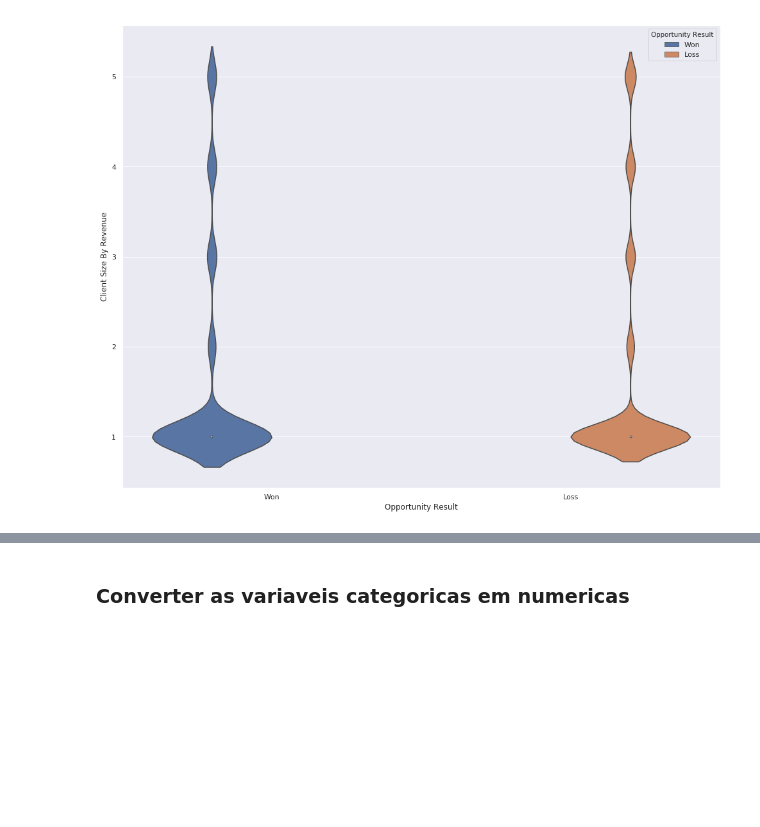
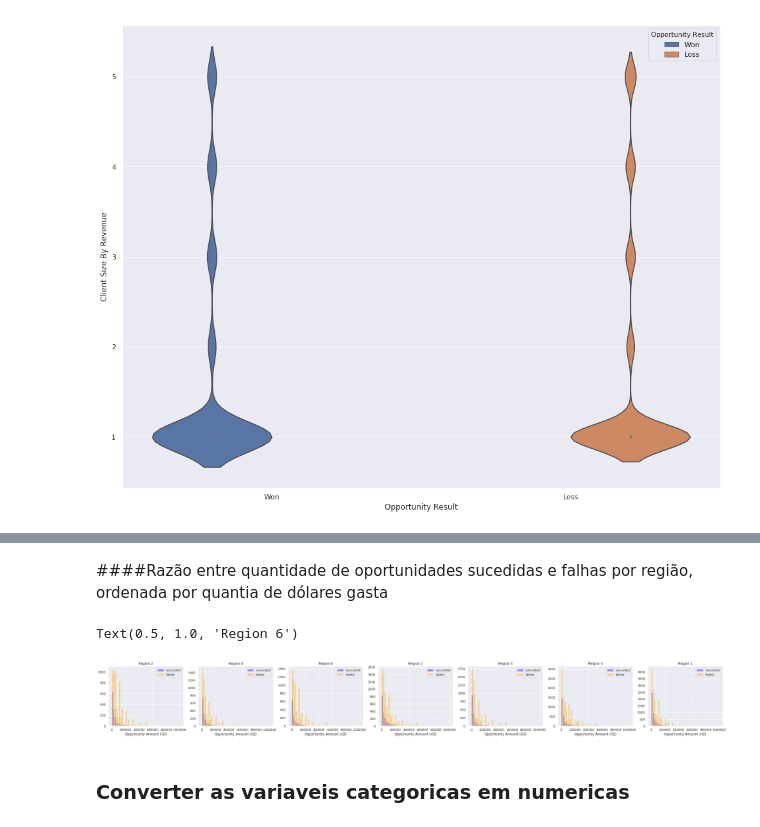
Before and after one commit to RaquelRufino/ProjetoIA, a Jupyter notebook: Sales.ipynb, the cells around one changed output, grey strips where cells are left out. Drawn from its saved outputs; the diff is of its cells as text; code cells hidden in the pictures; blank space fills up the shorter version.

Commit message:
Few graphics and roundings

```diff
--- a/Sales.ipynb
+++ b/Sales.ipynb
@@ -84,3 +108,70 @@ FacetGrid.add_legend()
+# %% [markdown]
+####Razão entre quantidade de oportunidades sucedidas e falhas por região, ordenada por quantia de dólares gasta
+# %%
+survived = 'succeded'
+not_survived = 'failed'
+
+
+fig, axes = plt.subplots(nrows=1, ncols=7,figsize=(40, 4))
+reg0 = sales_data[sales_data['Region'] == 0]
+reg1 = sales_data[sales_data['Region'] == 1]
+reg2 = sales_data[sales_data['Region'] == 2]
+reg3 = sales_data[sales_data['Region'] == 3]
+reg4 = sales_data[sales_data['Region'] == 4]
+reg5 = sales_data[sales_data['Region'] == 5]
+reg6 = sales_data[sales_data['Region'] == 6]
+
+
+reg0[reg0['Opportunity Result'] == 1]['Opportunity Amount USD']
+ax = sns.distplot(reg0[reg0['Opportunity Result'] == 1]['Opportunity Amount USD'],color="blue",  label = survived, ax = axes[1], kde =False)
+ax = sns.distplot(reg0[reg0['Opportunity Result'] == 0]['Opportunity Amount USD'],color="orange",  label = not_survived, ax = axes[1], kde =False)
+ax.legend()
+ax.set_title('Region 0')
+
+
+reg1[reg1['Opportunity Result'] == 1]['Opportunity Amount USD']
+ax = sns.distplot(reg1[reg1['Opportunity Result'] == 1]['Opportunity Amount USD'],color="blue",  label = survived, ax = axes[6], kde =False)
+ax = sns.distplot(reg1[reg1['Opportunity Result'] == 0]['Opportunity Amount USD'],color="orange",  label = not_survived, ax = axes[6], kde =False)
+ax.legend()
+ax.set_title('Region 1')
+
+
+reg2[reg2['Opportunity Result'] == 1]['Opportunity Amount USD']
+ax = sns.distplot(reg2[reg2['Opportunity Result'] == 1]['Opportunity Amount USD'],color="blue",  label = survived, ax = axes[0], kde =False)
+ax = sns.distplot(reg2[reg2['Opportunity Result'] == 0]['Opportunity Amount USD'],color="orange",  label = not_survived, ax = axes[0], kde =False)
+ax.legend()
+ax.set_title('Region 2')
+
+
+reg3[reg3['Opportunity Result'] == 1]['Opportunity Amount USD']
+ax = sns.distplot(reg3[reg3['Opportunity Result'] == 1]['Opportunity Amount USD'],color="blue",  label = survived, ax = axes[3], kde =False)
+ax = sns.distplot(reg3[reg3['Opportunity Result'] == 0]['Opportunity Amount USD'],color="orange",  label = not_survived, ax = axes[3], kde =False)
+ax.legend()
+ax.set_title('Region 3')
+
+
+reg4[reg4['Opportunity Result'] == 1]['Opportunity Amount USD']
+ax = sns.distplot(reg4[reg4['Opportunity Result'] == 1]['Opportunity Amount USD'],color="blue",  label = survived, ax = axes[5], kde =False)
+ax = sns.distplot(reg4[reg4['Opportunity Result'] == 0]['Opportunity Amount USD'],color="orange",  label = not_survived, ax = axes[5], kde =False)
+ax.legend()
+ax.set_title('Region 4')
+
+
+reg5[reg5['Opportunity Result'] == 1]['Opportunity Amount USD']
+ax = sns.distplot(reg5[reg5['Opportunity Result'] == 1]['Opportunity Amount USD'],color="blue",  label = survived, ax = axes[4], kde =False)
+ax = sns.distplot(reg5[reg5['Opportunity Result'] == 0]['Opportunity Amount USD'],color="orange",  label = not_survived, ax = axes[4], kde =False)
+ax.legend()
+ax.set_title('Region 5')
+
+
+reg6[reg6['Opportunity Result'] == 1]['Opportunity Amount USD']
+ax = sns.distplot(reg6[reg6['Opportunity Result'] == 1]['Opportunity Amount USD'],color="blue",  label = survived, ax = axes[2], kde =False)
+ax = sns.distplot(reg6[reg6['Opportunity Result'] == 0]['Opportunity Amount USD'],color="orange",  label = not_survived, ax = axes[2], kde =False)
+ax.legend()
+ax.set_title('Region 6')
+# %% [output]
+Text(0.5, 1.0, 'Region 6')
+[figure, added]
 # %% [markdown]
 ### Converter as variaveis categoricas em numericas
 # %%
```
Also changed, not shown: parts of 6 cells of this notebook.
